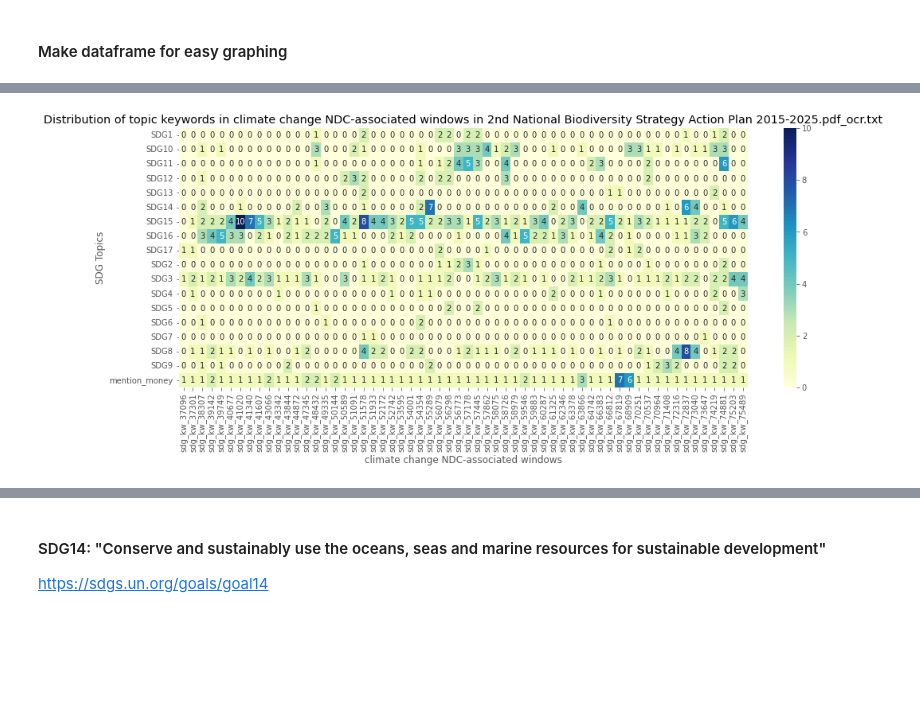
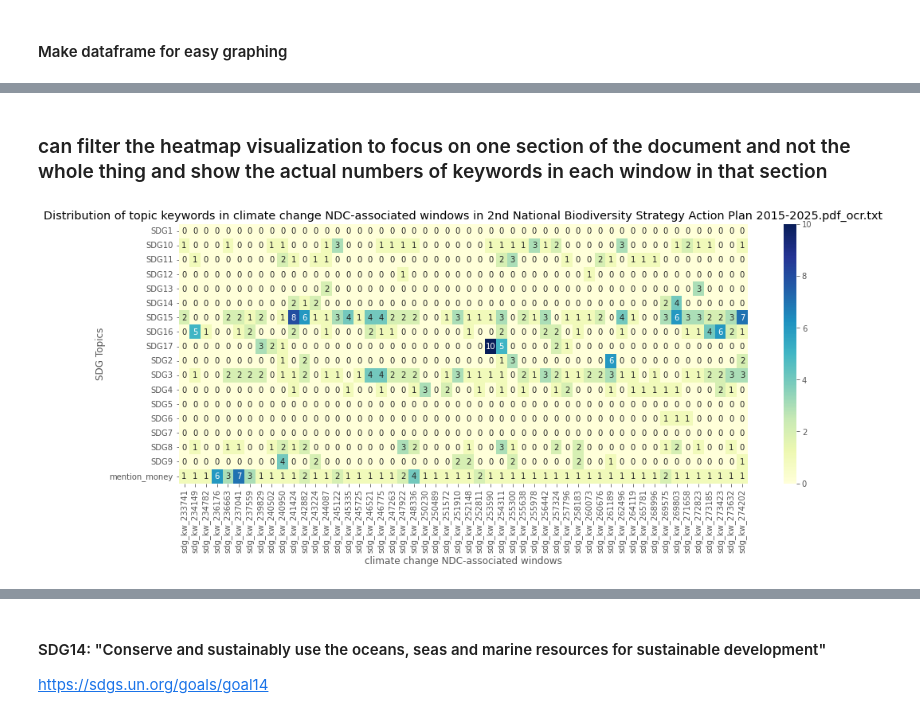
Before and after one commit to rsgier/Hack4Good-GIZ_policy, a Jupyter notebook: code/GIZ Data Exploration-windows.ipynb, the cells around one changed output, grey strips where cells are left out. Cells and saved outputs as stored; diff of their text form; code cells hidden in the pictures; blank space fills up the shorter version.

Commit message:
modified notebook to make it readable and more documented

```diff
--- a/code/GIZ Data Exploration-windows.ipynb
+++ b/code/GIZ Data Exploration-windows.ipynb
@@ -474,5 +796,0 @@ plt.show()
-# %%
-len(idx_for_window)
-for index in idx_for_window[60:63]:
-    print(return_window(index, window_tokens_overall)[2])
-idx_for_window[60:63]
@@ -498,19 +796,0 @@ list(df_sdg_sorted[df_sdg_sorted['sdg_keywords_num'] > 0]['sdg_keywords'][:10])
-# %%
-count = 0
-for index in idx_for_window[60:63]:
-    count += 1
-    print(index)
-    window_tokens = return_window(index, window_tokens_overall, size=200)[2]
-    window_text = ' '.join([token.text for token in window_tokens])
-    print(window_text)
-    df_sdg = make_sdg_df(sdg_list, sdg_ontology, window_text)
-    df_sdg_sorted = df_sdg.sort_values(by=['sdg_keywords_num'], ascending=False)
-    #print(df_sdg_sorted.head())
-    print(list(df_sdg_sorted[df_sdg_sorted['sdg_keywords_num'] > 0]['sdg_keywords'][:10])) #print top 10 positive valued keywords
-    #print a summary of the SDG words found:
-    summary_sdg = df_sdg.groupby('sdg_topic')['sdg_keywords_num'].sum()
-    if count == 1:
-        summary_sdg_df = summary_sdg.to_frame().rename(columns={"sdg_keywords_num": ("sdg_kw_%d"% index)})
-    else:
-        summary_sdg_df_for_merge = summary_sdg.to_frame().rename(columns={"sdg_keywords_num": ("sdg_kw_%d"% index)})
-        summary_sdg_df = summary_sdg_df.merge(summary_sdg_df_for_merge, left_index=True, right_index=True)
@@ -527,5 +799,5 @@ affairs and tourism ( deat ) . this function has subsequently been split into tw
 # %%
 #may want to increase the min_distance/set it as a function of window size
 window_size = 200
-min_dist = 200
-idx_for_window = filter_idx_for_overlap(idxs=ndc_climate_idxs, min_dist=min_dist)
+min_dist = 100
+idx_for_window = idx_for_window_from_doc_pos
@@ -538,7 +806,7 @@ count = 0
 for index in idx_for_window[0:len(idx_for_window)]:
     count += 1
     print(index)
-    window_tokens = return_window(index, window_tokens_overall, size=window_size)[2]
+    window_tokens = return_window_idx(index, tokens, size=window_size)[2] #window_tokens_overall
     window_text = ' '.join([token.text for token in window_tokens])
     #print(window_text)
     df_sdg = make_sdg_df(sdg_list, sdg_ontology, window_text) #may want to keep this for the windows for a more granular analysis
@@ -605,15 +862,17 @@ plt.show()
+# %% [markdown]
+### can filter the heatmap visualization to focus on one section of the document and not the whole thing and show the actual numbers of keywords in each window in that section
 # %%
 #make heatmap of plot above
 plt.figure(figsize=(16, 6))
-ax = sns.heatmap(summary_sdg_df.iloc[:, 40:100], #can show all windows with summary_sdg_df
+ax = sns.heatmap(summary_sdg_df.iloc[:, 380:], #can show all windows with summary_sdg_df
                  annot=True, fmt="d",
                  cmap="YlGnBu")
 plt.xlabel("climate change NDC-associated windows")
 plt.ylabel("SDG Topics")
 title = ("Distribution of topic keywords in climate change NDC-associated windows in %s" % (doc_name))
 plt.title(title)
 file_name=(title + (' across windows 40-100 v1.png'))
-plt.savefig((plot_folder+file_name), dpi=300, bbox_inches='tight')
+#plt.savefig((plot_folder+file_name), dpi=300, bbox_inches='tight')
 plt.show()
 # %% [output]
-[figure, old version]
+[figure, new version]
```
Also changed, not shown: parts of 93 cells of this notebook.
